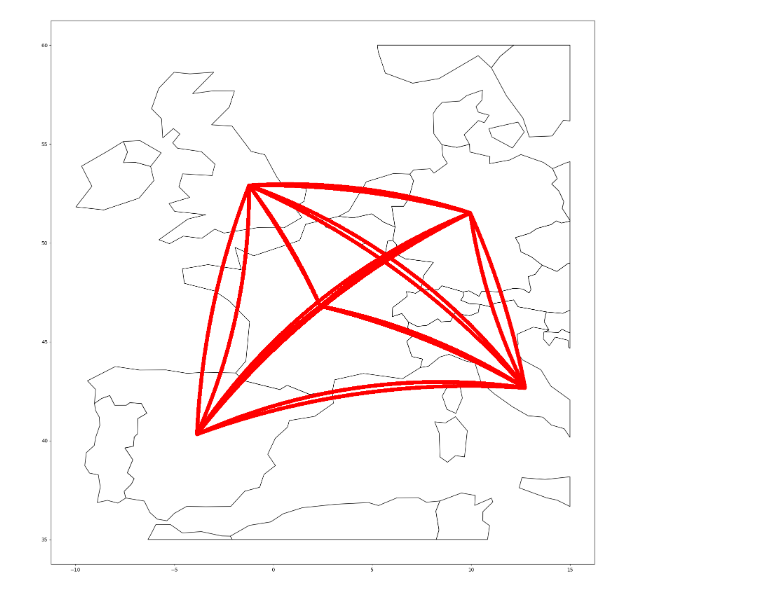
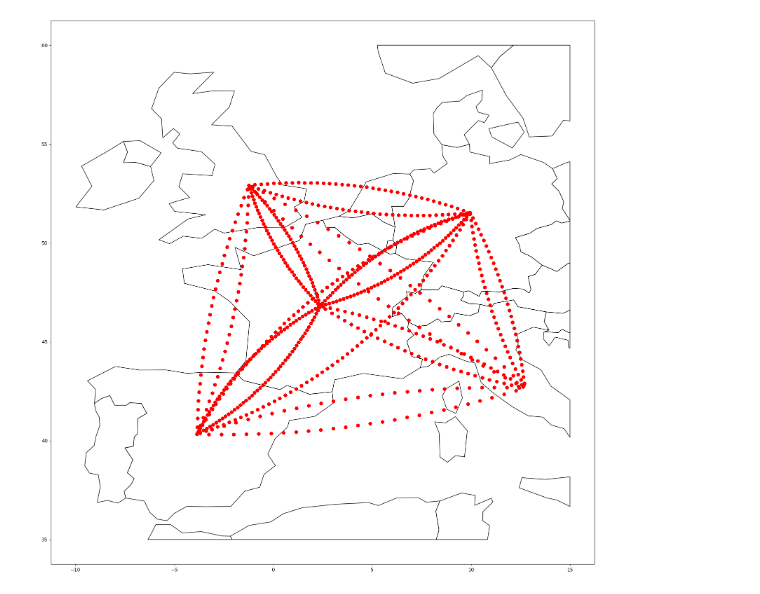
Before and after one commit to SebWae/football-transfer-data-viz, a Jupyter notebook: coordinate_calculator.ipynb, the cells around one changed output. Saved outputs shown, nothing was run; the diff lists cells and outputs as text; code cells hidden in the pictures.

```diff
--- a/coordinate_calculator.ipynb
+++ b/coordinate_calculator.ipynb
@@ -117,21 +139,42 @@ df
 # %%
 
 from shapely.geometry import Point
 import geopandas as gpd
 from geopandas import GeoDataFrame
+
+years = [2018,2019,2020,2021,2022]
+dfs = []
+
+
+for year in years:
+    for liga1, liga2, radius, flip, flip_rad in liga_config:
+        dfs.append(circle_interpolation(
+        start_league=liga1,
+        end_league=liga2,
+        start=liga_coords[liga1],
+        end=liga_coords[liga2],
+        RADIUS=radius,
+        year=year,
+        flip=flip,
+        flip_rad=flip_rad)
+        )
+
+
+df = pd.concat(dfs)
+
 
 geometry = [Point(xy) for xy in zip(df['Longitude'], df['Latitude'])]
 gdf = GeoDataFrame(df, geometry=geometry)
 
 
 world = gpd.read_file(gpd.datasets.get_path('naturalearth_lowres'))
 fig, ax = plt.subplots(figsize=(20, 100))
 
 # Create a base map
 world.clip_by_rect(ymin=35, ymax=60, xmin=-10, xmax=15).plot(ax=ax, color="white", edgecolor="black")
 
 # Plot the GeoDataFrame on the base map
 gdf.plot(ax=ax, color="red")
 plt.show()
 # %% [output]
-[figure, old version]
+[figure, new version]
```
Also changed, not shown: parts of 8 cells of this notebook, 6 other files.
